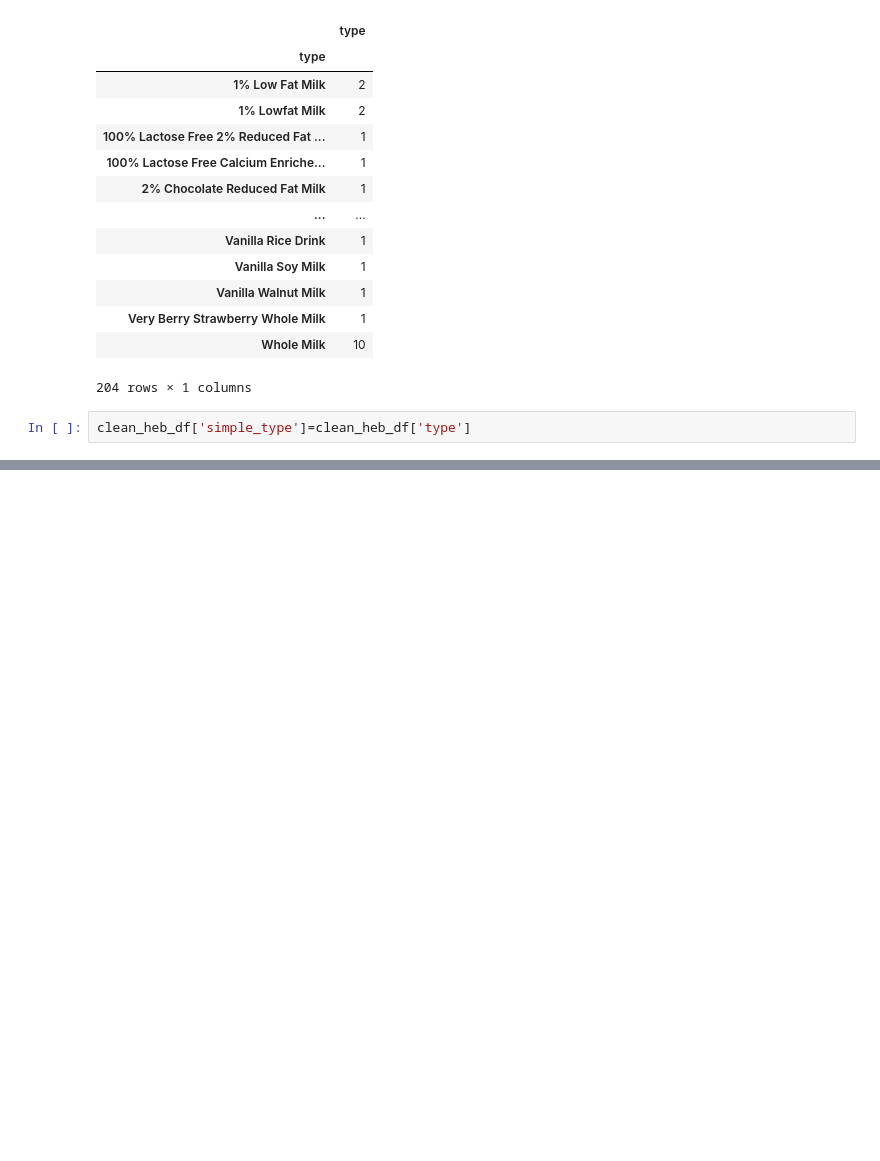
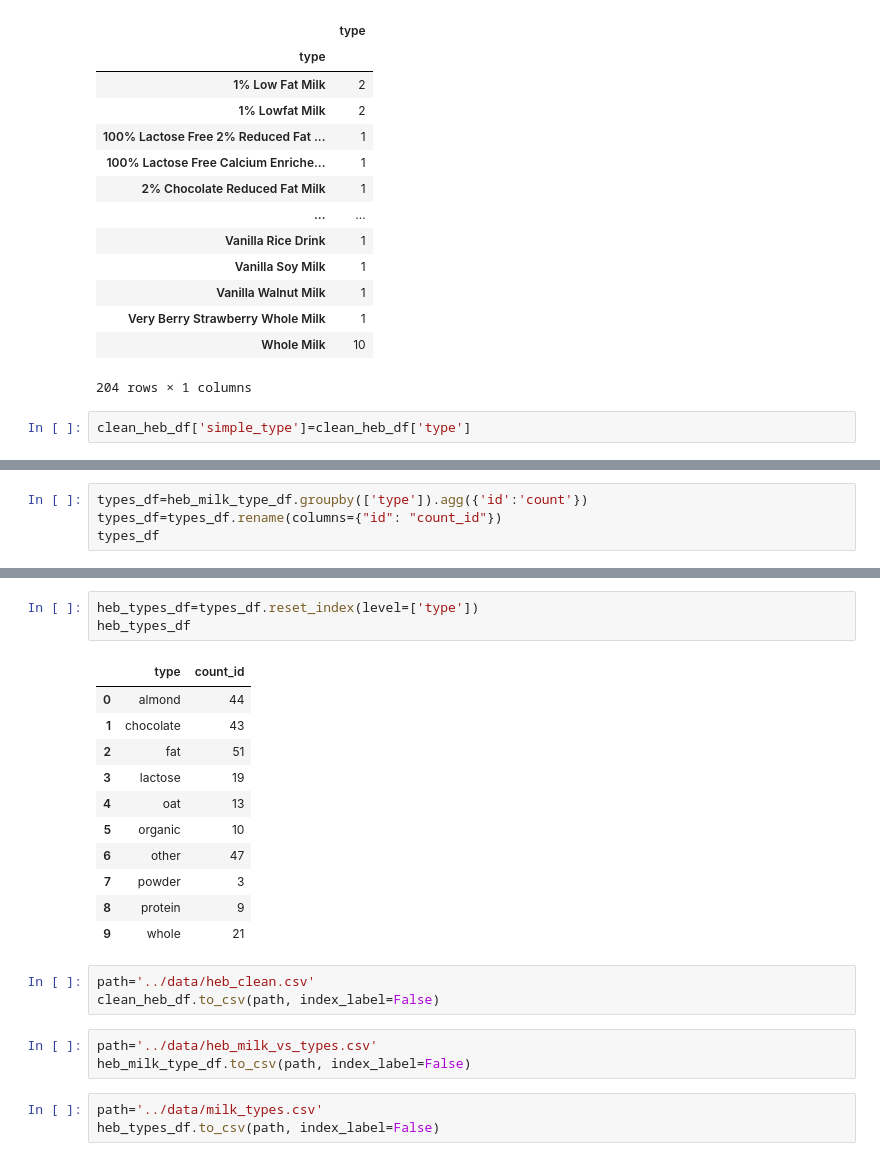
Before and after one commit to ykrasnikov/ETL-project, a Jupyter notebook: staging_area/filters_HEB.ipynb, the cells around one changed output, grey strips where cells are left out. Cells and saved outputs as stored; diff of their text form; blank space fills up the shorter version.

```diff
--- a/staging_area/filters_HEB.ipynb
+++ b/staging_area/filters_HEB.ipynb
@@ -265,0 +285,4 @@ clean_heb_df.to_csv(path, index_label=False)
+# %%
+types_df=heb_milk_type_df.groupby(['type']).agg({'id':'count'})
+types_df=types_df.rename(columns={"id": "count_id"})
+types_df
@@ -265,0 +302,24 @@ clean_heb_df.to_csv(path, index_label=False)
+# %%
+heb_types_df=types_df.reset_index(level=['type'])
+heb_types_df
+# %% [output]
+|  | type | count_id |
+| 0 | almond | 44 |
+| 1 | chocolate | 43 |
+| 2 | fat | 51 |
+| 3 | lactose | 19 |
+| 4 | oat | 13 |
+| 5 | organic | 10 |
+| 6 | other | 47 |
+| 7 | powder | 3 |
+| 8 | protein | 9 |
+| 9 | whole | 21 |
+# %%
+path='../data/heb_clean.csv'
+clean_heb_df.to_csv(path, index_label=False)
+# %%
+path='../data/heb_milk_vs_types.csv'
+heb_milk_type_df.to_csv(path, index_label=False)
+# %%
+path='../data/milk_types.csv'
+heb_types_df.to_csv(path, index_label=False)
```
Also changed, not shown: parts of 18 cells of this notebook, 2 other files.
